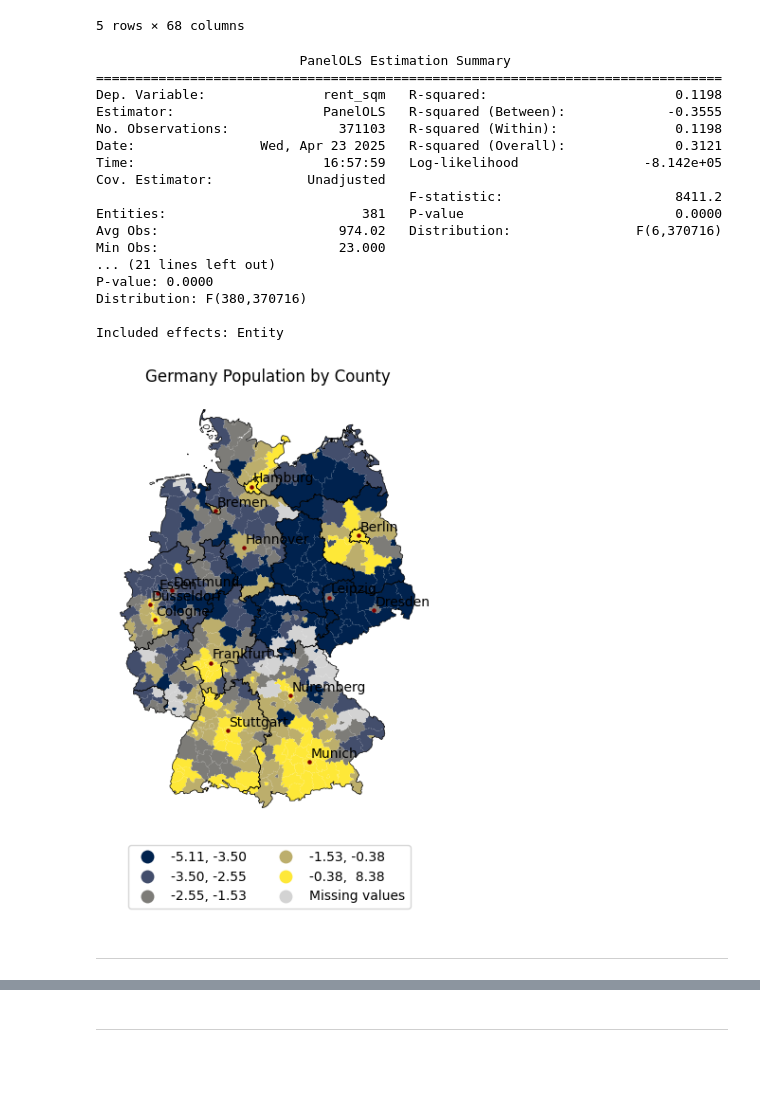
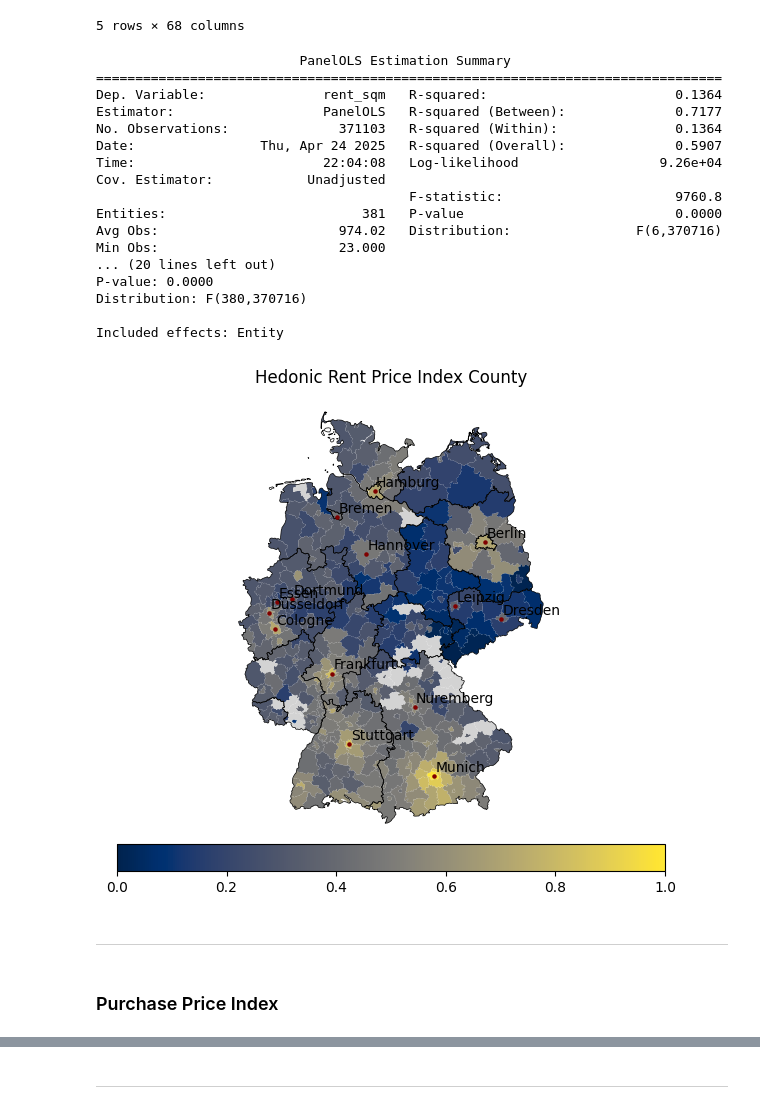
Before and after one commit to dbursy/qse_collaboration, a Jupyter notebook: notebooks/QSE_Tutorial_1_Group_2.ipynb, the cells around one changed output, grey strips where cells are left out. Drawn from its saved outputs; the diff is of its cells as text; code cells hidden in the pictures; blank space fills up the shorter version.

```diff
--- a/notebooks/QSE_Tutorial_1_Group_2.ipynb
+++ b/notebooks/QSE_Tutorial_1_Group_2.ipynb
@@ -197,10 +199,14 @@ print(tabulate(
 | max     |           3378.25  |       4908.91  |   7050     |
 # %%
 figure, axis = plt.subplots(1, 3, figsize=(10, 10))
+
+list_display = ['No Qualification', 'Professional Qualification', 'Academic Degree']
+
 
 for skill_group in list_wage_skill_groups:
     axis_index = list_wage_skill_groups.index(skill_group)
     gdf_germany_counties.plot(column=skill_group, cmap='YlGn', ax=axis[axis_index],
+                              legend=True, legend_kwds={'orientation':'horizontal', "pad": 0},
                               missing_kwds={"color": "lightgrey", "label": "Missing values"})
     gdf_germany_states.plot(facecolor='none', edgecolor='black', linewidth=0.5, ax=axis[axis_index])
     gdf_germany_cities_large.plot(marker='o', color='maroon', markersize=5, ax=axis[axis_index])
@@ -208,7 +214,7 @@ for skill_group in list_wage_skill_groups:
     for x, y, label in zip(gdf_germany_cities_large.geometry.x, gdf_germany_cities_large.geometry.y, gdf_germany_cities_large.city):
         ax=axis[axis_index].annotate(label, xy=(x, y), xytext=(1, 3), textcoords='offset points', fontsize=10)
 
-    ax=axis[axis_index].set_title(skill_group)
+    ax=axis[axis_index].set_title(list_display[axis_index])
     ax=axis[axis_index].set_axis_off()
 
 if savefigures:
@@ -238,6 +252,8 @@ df_campus_wm.head()
 # %%
 ## Select and prepare relevant characteristics
 df_campus_wm_clean = df_campus_wm.copy(deep=True)
+
+df_campus_wm_clean['rent_sqm'] = np.log(df_campus_wm_clean['rent_sqm'])
 
 # Year of construction
 df_campus_wm_clean.loc[df_campus_wm_clean['baujahr'].isna(), 'baujahr'] = df_campus_wm_clean['baujahr'].median()
@@ -284,13 +300,13 @@ features = ['baujahr', 'etage', 'zimmeranzahl', 'einbaukueche', 'parkplatz', 'au
 fixed_effects = ['kid2019']
 
 ## Subset dataframe, drop missing values and index as panel dataset
-data_regression = df_campus_wm_clean[target + features + fixed_effects]
+data_regression = df_campus_wm_clean[target + features + fixed_effects].dropna()
 data_regression = data_regression.set_index(fixed_effects + [data_regression.index])
 
 ## Set dependent and explainatory variables
 Y = data_regression[target]
 X = data_regression[features]
-X = sm.add_constant(X)
+#X = sm.add_constant(X)
 
 ## Estimation of the firm fixed effects model
 panel_ols_model = PanelOLS(Y, X, entity_effects=True, time_effects=False)
@@ -299,17 +315,17 @@ print(results_panel_ols_model)
 # %% [output]
                           PanelOLS Estimation Summary
 ================================================================================
-Dep. Variable:               rent_sqm   R-squared:                        0.1198
-Estimator:                   PanelOLS   R-squared (Between):             -0.3555
-No. Observations:              371103   R-squared (Within):               0.1198
-Date:                Wed, Apr 23 2025   R-squared (Overall):              0.3121
-Time:                        16:57:59   Log-likelihood                -8.142e+05
+Dep. Variable:               rent_sqm   R-squared:                        0.1364
+Estimator:                   PanelOLS   R-squared (Between):              0.7177
+No. Observations:              371103   R-squared (Within):               0.1364
+Date:                Thu, Apr 24 2025   R-squared (Overall):              0.5907
+Time:                        22:04:08   Log-likelihood                  9.26e+04
 Cov. Estimator:            Unadjusted
-                                        F-statistic:                      8411.2
+                                        F-statistic:                      9760.8
 Entities:                         381   P-value                           0.0000
 Avg Obs:                       974.02   Distribution:                F(6,370716)
 Min Obs:                       23.000
-... (21 lines left out)
+... (20 lines left out)
 P-value: 0.0000
 Distribution: F(380,370716)
 
@@ -323,33 +339,41 @@ df_fixed_effects.rename(columns={'estimated_effects': 'rent_index'}, inplace=Tru
 
 gdf_germany_counties['county_id'] = gdf_germany_counties['county_id'].astype('float')
 gdf_germany_counties = gdf_germany_counties.join(df_fixed_effects.set_index('kid2019'), on='county_id')
+
+def normalize_min_max(df_column):
+    return (df_column - df_column.min()) / (df_column.max() - df_column.min())
+
+gdf_germany_counties['rent_index'] = normalize_min_max(gdf_germany_counties['rent_index'])
 # %%
-figure, axis = plt.subplots(1, 1, figsize=(5, 6))
+figure, axis = plt.subplots(1, 1, figsize=(6, 6))
 
 gdf_germany_counties.plot(column='rent_index', cmap='cividis',ax=axis,
                           missing_kwds={"color": "lightgrey", "label": "Missing values"}, # "edgecolor": "red", "hatch": "///",
-                          scheme="quantiles", legend=True, legend_kwds=dict(loc='lower left', bbox_to_anchor=(0.05,-0.2),
-                          ncol=2))
+                          #scheme="quantiles", legend=True, legend_kwds=dict(loc='lower left', bbox_to_anchor=(0.05,-0.2),
+                          #ncol=2))
+                          legend=True, legend_kwds={'orientation':'horizontal', "pad": 0})
 
 gdf_germany_states.plot(facecolor='none', edgecolor='black', linewidth=0.5, ax=axis)
 
 gdf_germany_cities_large.plot(marker='o', color='maroon', markersize=5, ax=axis)
 
 for x, y, label in zip(gdf_germany_cities_large.geometry.x, gdf_germany_cities_large.geometry.y, gdf_germany_cities_large.city):
     axis.annotate(label, xy=(x, y), xytext=(1, 3), textcoords='offset points', fontsize=10)
 
 axis.set_axis_off()
 
-axis.set_title('Germany Population by County')
+axis.set_title('Hedonic Rent Price Index County')
 
 if savefigures:
     plt.savefig(f'{ROOT_FOLDER}/output/rent_index.png', bbox_inches='tight')
 else:
     plt.tight_layout()
 # %% [output]
-[figure, old version]
+[figure, new version]
 # %% [markdown]
 ---
+# %% [markdown]
+### Purchase Price Index
 # %%
 df_campus_wk = pd.read_csv(f'{ROOT_FOLDER}/data/RWI-GEO-RED-2022/cross_section/CampusFile_WK_2022.csv', low_memory=False)
 # %%
```
Also changed, not shown: parts of 64 cells of this notebook, 1 other file.
